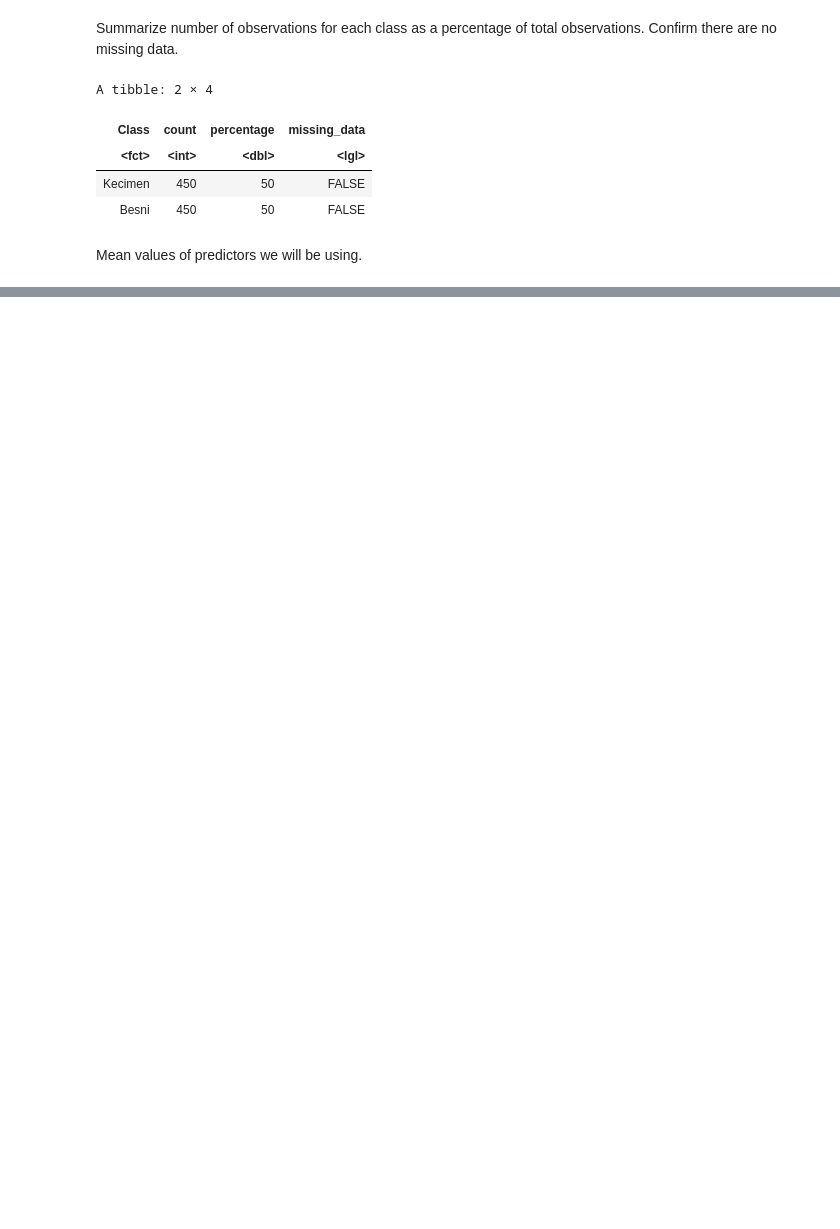
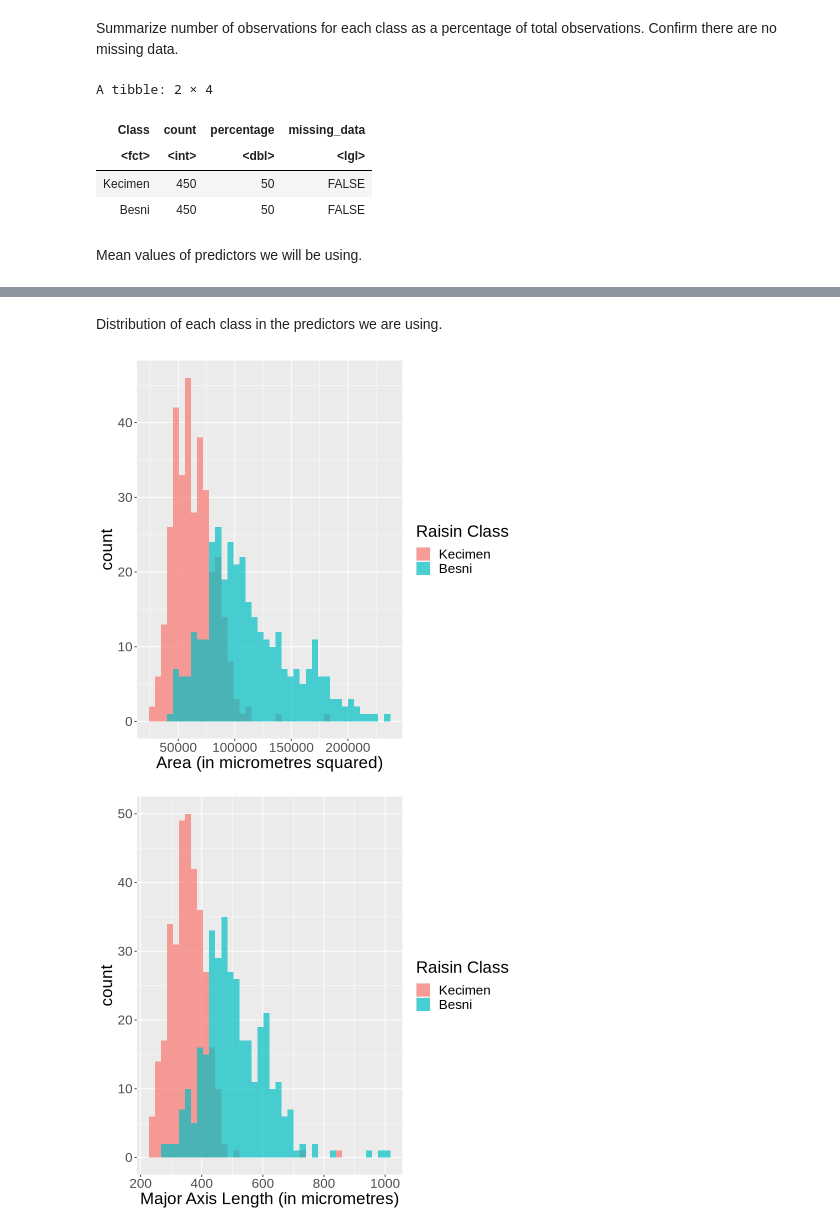
Before and after one commit to dvolman/DSCI-Group-Project, a Jupyter notebook: raisin_data.ipynb, the cells around one changed output, grey strips where cells are left out. Cells and saved outputs as stored; diff of their text form; code cells hidden in the pictures; blank space fills up the shorter version.

Commit message:
march 9
added histograms and changed predictors

```diff
--- a/raisin_data.ipynb
+++ b/raisin_data.ipynb
@@ -124,0 +127,30 @@ A tibble: 1 × 4
+# %% [markdown]
+Distribution of each class in the predictors we are using.
+# %%
+hist_Area <- raisin_train |>
+                    ggplot(aes(x = Area, fill = Class)) +
+                    geom_histogram(position = "identity", alpha = 0.7, bins = 40) +
+                    labs(x = "Area (in micrometres squared)", fill = "Raisin Class") +
+                    theme(text = element_text(size = 20))
+hist_Major_Axis_Length <- raisin_train |>
+                    ggplot(aes(x = Major_Axis_Length, fill = Class)) +
+                    geom_histogram(position = "identity", alpha = 0.7, bins = 40) +
+                    labs(x = "Major Axis Length (in micrometres)", fill = "Raisin Class") +
+                    theme(text = element_text(size = 20))
+hist_Convex_Area <- raisin_train |>
+                    ggplot(aes(x = Convex_Area, fill = Class)) +
+                    geom_histogram(position = "identity", alpha = 0.7, bins = 40) +
+                    labs(x = "Convex Area (in micrometres squared)", fill = "Raisin Class") +
+                    theme(text = element_text(size = 20))
+hist_Perimeter <- raisin_train |>
+                    ggplot(aes(x = Perimeter, fill = Class)) +
+                    geom_histogram(position = "identity", alpha = 0.7, bins = 40) +
+                    labs(x = "Perimeter (in micrometres)", fill = "Raisin Class") +
+                    theme(text = element_text(size = 20))
+hist_Area
+hist_Major_Axis_Length
+hist_Convex_Area
+hist_Perimeter
+# %% [output]
+[figure, added]
+[figure, added]
```
Also changed, not shown: parts of 7 cells of this notebook.
